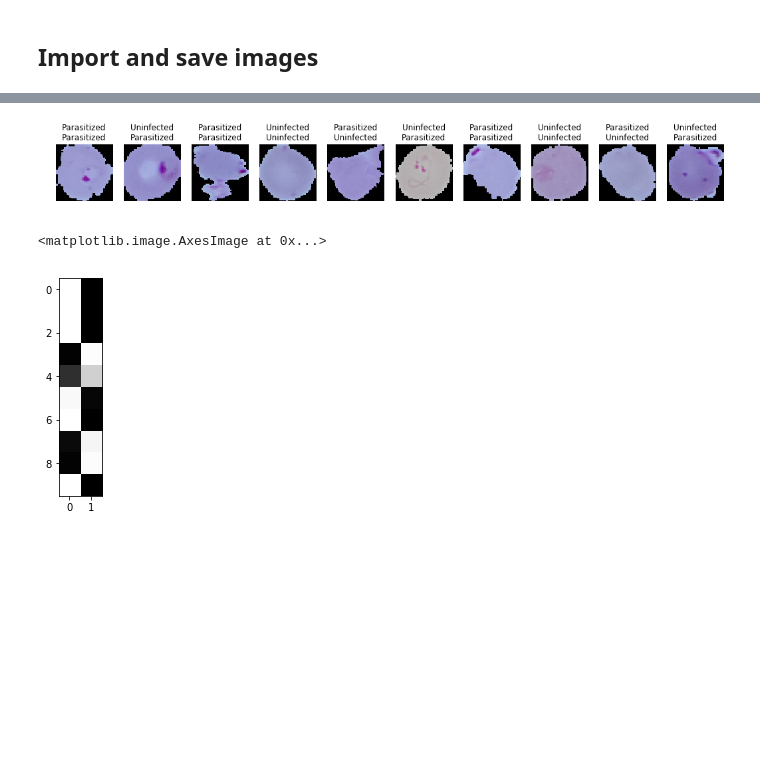
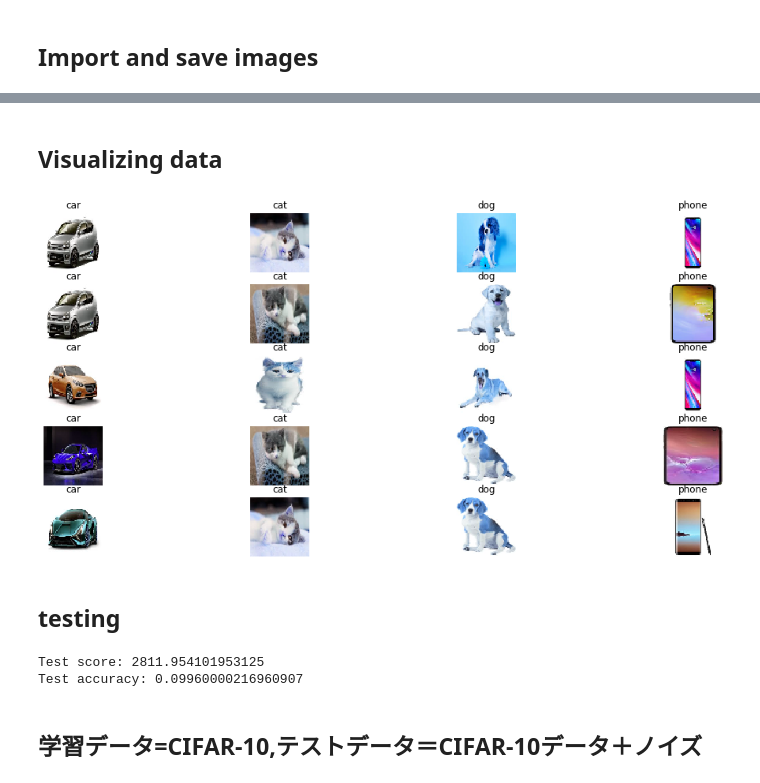
Before and after one commit to ANJAEJIN/resistive-filter, a Jupyter notebook: 175731J.ipynb, the cells around one changed output, grey strips where cells are left out. Drawn from its saved outputs; the diff is of its cells as text; code cells hidden in the pictures; blank space fills up the shorter version.

```diff
--- a/175731J.ipynb
+++ b/175731J.ipynb
@@ -277,27 +168,29 @@ ax[1].legend(loc='best')
-# %%
-#Predicted value
-#Store 10 images for each label
-New_test = []
-for for_1 in range(10):
-    choice_idx = np.random.choice(np.where(y_test == (for_1%2))[0])
-    New_test.append(x_test[choice_idx])
-New_test = np.array(New_test)
-# Estimate the label of the image
-Y_test_pred = model.predict(New_test)
-# %%
-#Data visualization
-#The upper row is the correct label, and lower row is the guess label
-fig, ax = plt.subplots(1, 10, figsize=(18, 8))
-for for_1 in range(10):
-    ax[for_1].imshow(New_test[for_1].reshape(64,64, 3)) #Outputs the nth and subsequent test data with the value of for_2 + n
-    ax[for_1].set_title(labels[(for_1%2)]+"\n"+labels[np.argmax(Y_test_pred[for_1])])
-    ax[for_1].axis('off')
-# %% [output]
-[figure, removed]
-# %%
-#Predictive visualization
-#Numerals of images passed by Y axis, and X axis is estimated by neural network
-plt.imshow(Y_test_pred[:10], cmap='gray', interpolation='nearest', vmin=0, vmax=1) #Y_test_predの範囲を変えることで予測の場所を変更できる
-# %% [output]
-<matplotlib.image.AxesImage at 0x...>
-[figure, removed]
+# %% [markdown]
+## Visualizing data
+# %%
+#preparing label name
+labelss = np.array([
+    'car',
+    'cat',
+    'dog',
+    'phone'])
+# %%
+#Store 10 images for each label
+img_list = []
+for for_1 in range(len(labelss)):
+    for_2=keras.utils.to_categorical(for_1,num_classes)
+    choice_idx = np.random.choice(np.where(labels == for_1)[0], 5)
+    img_list.append(x_test[choice_idx])
+# %%
+# Visualization of data
+fig, ax = plt.subplots(5, 4, figsize=(18, 8))
+for for_1 in range(len(labelss)):
+
+    for for_2 in range(5):
+        ax[for_2][for_1].imshow(img_list[for_1][for_2].reshape(64, 64, 3)) #Outputs the nth and subsequent test data with the value of for_2 + n
+        ax[for_2][for_1].set_title(labelss[for_1])
+        ax[for_2][for_1].axis('off')
+# %% [output]
+[figure, added]
+# %% [markdown]
+## testing
@@ -303,0 +215,10 @@ plt.imshow(Y_test_pred[:10], cmap='gray', interpolation='nearest', vmin=0, vmax=
+# %%
+#Evaluation value for test data
+score = model.evaluate(test_x, test_y, verbose=0)
+print('Test score:', score[0]) #The value of the loss function
+print('Test accuracy:', score[1]) #Accuracy (over 98%)
+# %% [output]
+Test score: 2811.954101953125
+Test accuracy: 0.09960000216960907
+# %% [markdown]
+## 学習データ=CIFAR-10,テストデータ＝CIFAR-10データ＋ノイズ
```
Also changed, not shown: parts of 49 cells of this notebook.
